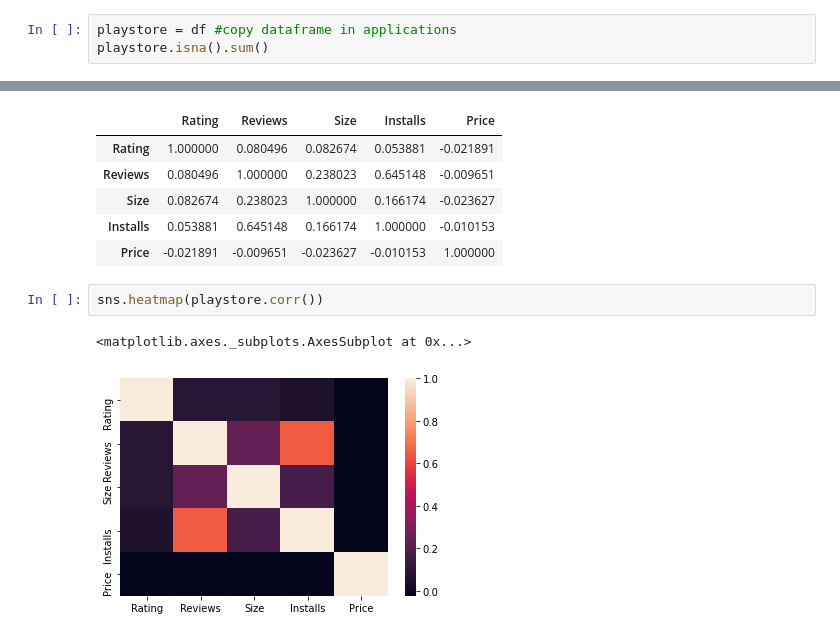
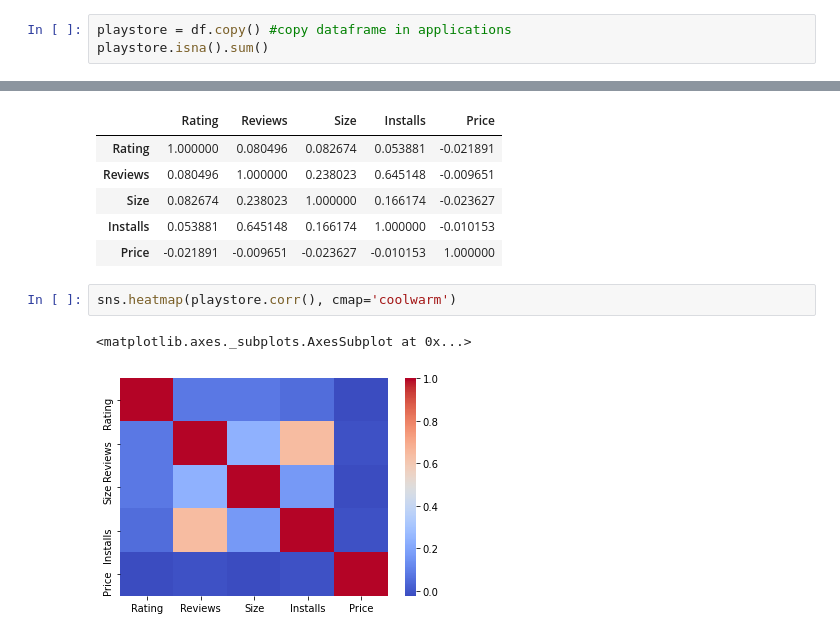
Before and after one commit to jiawei-li89/Project, a Jupyter notebook: Week5-6_Google_Player_Store.ipynb, the cells around one changed output, grey strips where cells are left out. Cells and saved outputs as stored; diff of their text form.

```diff
--- a/Week5-6_Google_Player_Store.ipynb
+++ b/Week5-6_Google_Player_Store.ipynb
@@ -64,7 +64,7 @@ memory usage: 1.1+ MB
 # %% [markdown]
 # Clean Data
 # %%
-playstore = df #copy dataframe in applications
+playstore = df.copy() #copy dataframe in applications
 playstore.isna().sum()
 # %% [output]
 App                  0
@@ -543,7 +549,7 @@ playstore.corr()
 | Installs | 0.053881 | 0.645148 | 0.166174 | 1.000000 | -0.010153 |
 | Price | -0.021891 | -0.009651 | -0.023627 | -0.010153 | 1.000000 |
 # %%
-sns.heatmap(playstore.corr())
+sns.heatmap(playstore.corr(), cmap='coolwarm')
 # %% [output]
 <matplotlib.axes._subplots.AxesSubplot at 0x...>
-[figure, old version]
+[figure, new version]
```
Also changed, not shown: parts of 7 cells of this notebook.
